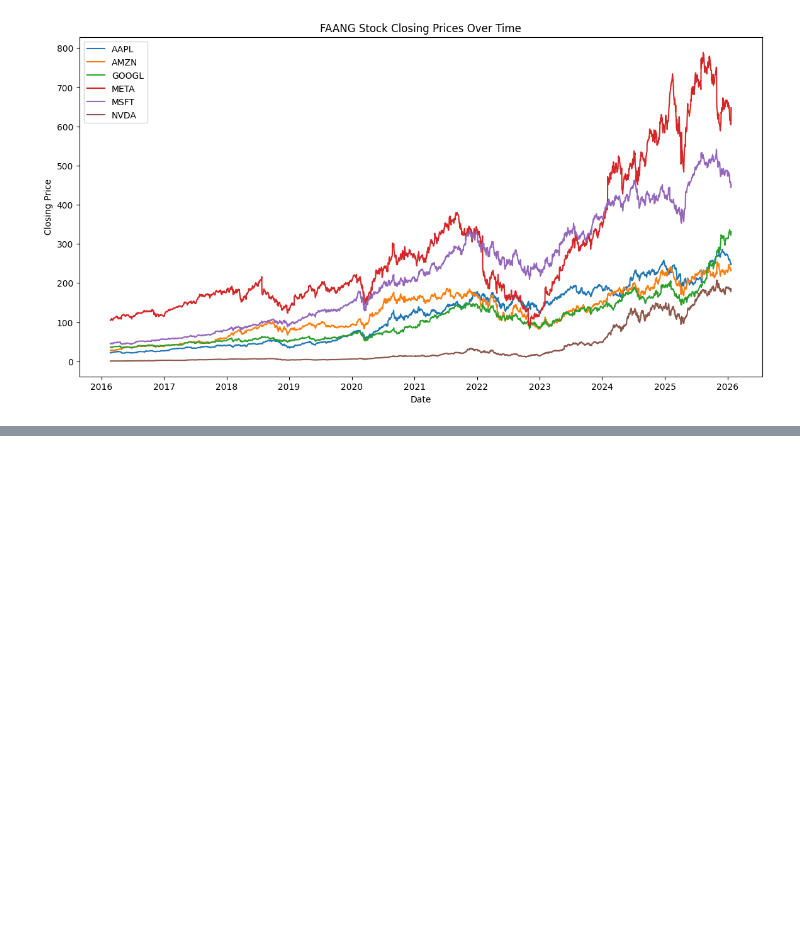
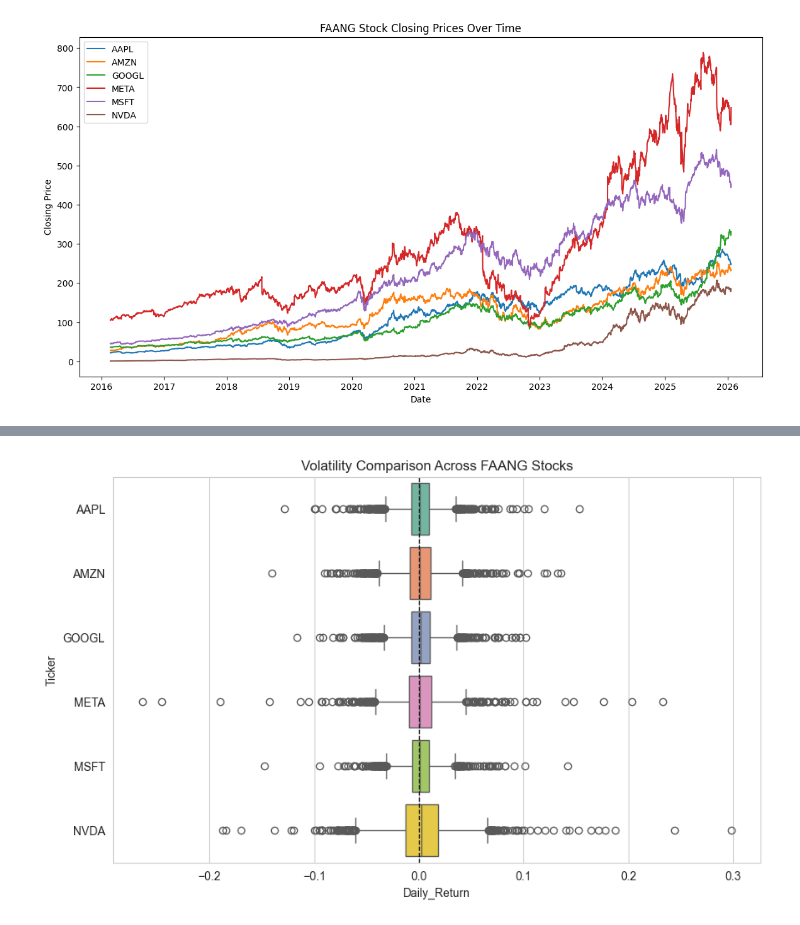
Before and after one commit to codingirl99/faang-stock-forecasting, a Jupyter notebook: notebooks/2_data_visualizations.ipynb, the cells around one changed output, grey strips where cells are left out. Drawn from its saved outputs; the diff is of its cells as text; code cells hidden in the pictures; blank space fills up the shorter version.

```diff
--- a/notebooks/2_data_visualizations.ipynb
+++ b/notebooks/2_data_visualizations.ipynb
@@ -42,0 +160,29 @@ plt.show()
+# %%
+import seaborn as sns
+import matplotlib.pyplot as plt
+
+sns.set_style("whitegrid")
+
+plt.figure(figsize=(10,6))
+
+# compute returns (safe version)
+df = df.sort_values("Date")
+df["Prev_Close"] = df.groupby("Ticker")["Close"].shift(1)
+df["Daily_Return"] = (df["Close"] - df["Prev_Close"]) / df["Prev_Close"]
+
+sns.boxplot(
+    data=df,
+    y="Ticker",
+    x="Daily_Return",
+    hue="Ticker",      # fixes warning
+    palette="Set2"
+)
+
+plt.title("Volatility Comparison Across FAANG Stocks")
+plt.axvline(0, color="black", linestyle="--", linewidth=1)
+
+plt.legend([], [], frameon=False)  # hides duplicate legend
+
+plt.show()
+# %% [output]
+[figure, added]
```
Also changed, not shown: parts of 4 cells of this notebook, 1 other file.
